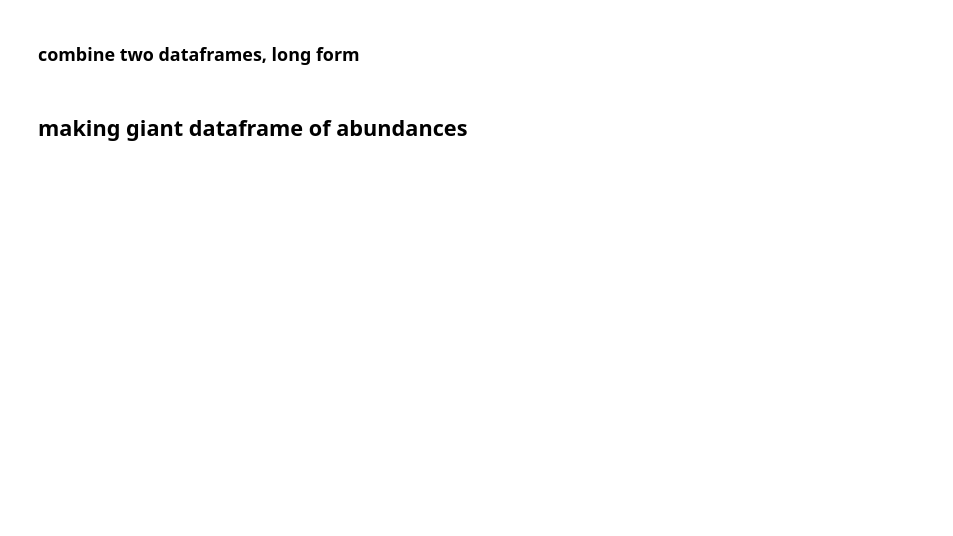
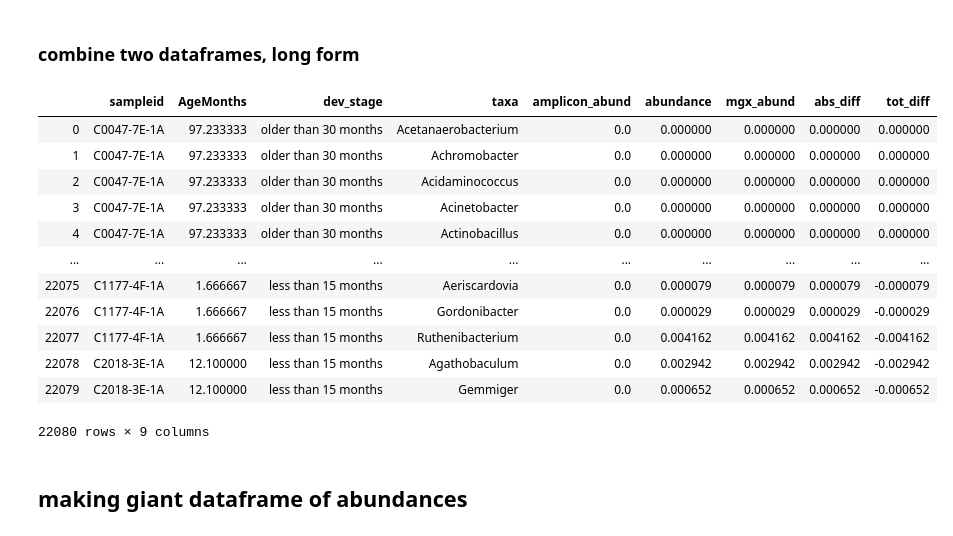
Before and after one commit to Klepac-Ceraj-Lab/thesis, a Jupyter notebook: paper-abundance-tables/metaphlan3-qiime2-abundance-table-cleaning.ipynb, the cells around one changed output. Cells and saved outputs as stored; diff of their text form; code cells hidden in the pictures; blank space fills up the shorter version.

Commit message:
cleaning abund comparison notebooks

```diff
--- a/paper-abundance-tables/metaphlan3-qiime2-abundance-table-cleaning.ipynb
+++ b/paper-abundance-tables/metaphlan3-qiime2-abundance-table-cleaning.ipynb
@@ -419,6 +404,22 @@ merged_taxa['dev_stage'] = merged_taxa['AgeMonths'].apply(assign_dev_stage)
 cols_to_order = ['sampleid','AgeMonths', 'dev_stage']
 new_columns = cols_to_order + (merged_taxa.columns.drop(cols_to_order).tolist())
 merged_taxa = merged_taxa[new_columns]
+# %%
+merged_taxa
+# %% [output]
+|  | sampleid | AgeMonths | dev_stage | taxa | amplicon_abund | abundance | mgx_abund | abs_diff | tot_diff |
+| 0 | C0047-7E-1A | 97.233333 | older than 30 months | Acetanaerobacterium | 0.0 | 0.000000 | 0.000000 | 0.000000 | 0.000000 |
+| 1 | C0047-7E-1A | 97.233333 | older than 30 months | Achromobacter | 0.0 | 0.000000 | 0.000000 | 0.000000 | 0.000000 |
+| 2 | C0047-7E-1A | 97.233333 | older than 30 months | Acidaminococcus | 0.0 | 0.000000 | 0.000000 | 0.000000 | 0.000000 |
+| 3 | C0047-7E-1A | 97.233333 | older than 30 months | Acinetobacter | 0.0 | 0.000000 | 0.000000 | 0.000000 | 0.000000 |
+| 4 | C0047-7E-1A | 97.233333 | older than 30 months | Actinobacillus | 0.0 | 0.000000 | 0.000000 | 0.000000 | 0.000000 |
+| ... | ... | ... | ... | ... | ... | ... | ... | ... | ... |
+| 22075 | C1177-4F-1A | 1.666667 | less than 15 months | Aeriscardovia | 0.0 | 0.000079 | 0.000079 | 0.000079 | -0.000079 |
+| 22076 | C1177-4F-1A | 1.666667 | less than 15 months | Gordonibacter | 0.0 | 0.000029 | 0.000029 | 0.000029 | -0.000029 |
+| 22077 | C1177-4F-1A | 1.666667 | less than 15 months | Ruthenibacterium | 0.0 | 0.004162 | 0.004162 | 0.004162 | -0.004162 |
+| 22078 | C2018-3E-1A | 12.100000 | less than 15 months | Agathobaculum | 0.0 | 0.002942 | 0.002942 | 0.002942 | -0.002942 |
+| 22079 | C2018-3E-1A | 12.100000 | less than 15 months | Gemmiger | 0.0 | 0.000652 | 0.000652 | 0.000652 | -0.000652 |
+22080 rows × 9 columns
 # %%
 merged_taxa.to_csv('paper_abund_df.csv', index=False)
 # %% [markdown]
```
Also changed, not shown: parts of 7 cells of this notebook, 1 other file.
